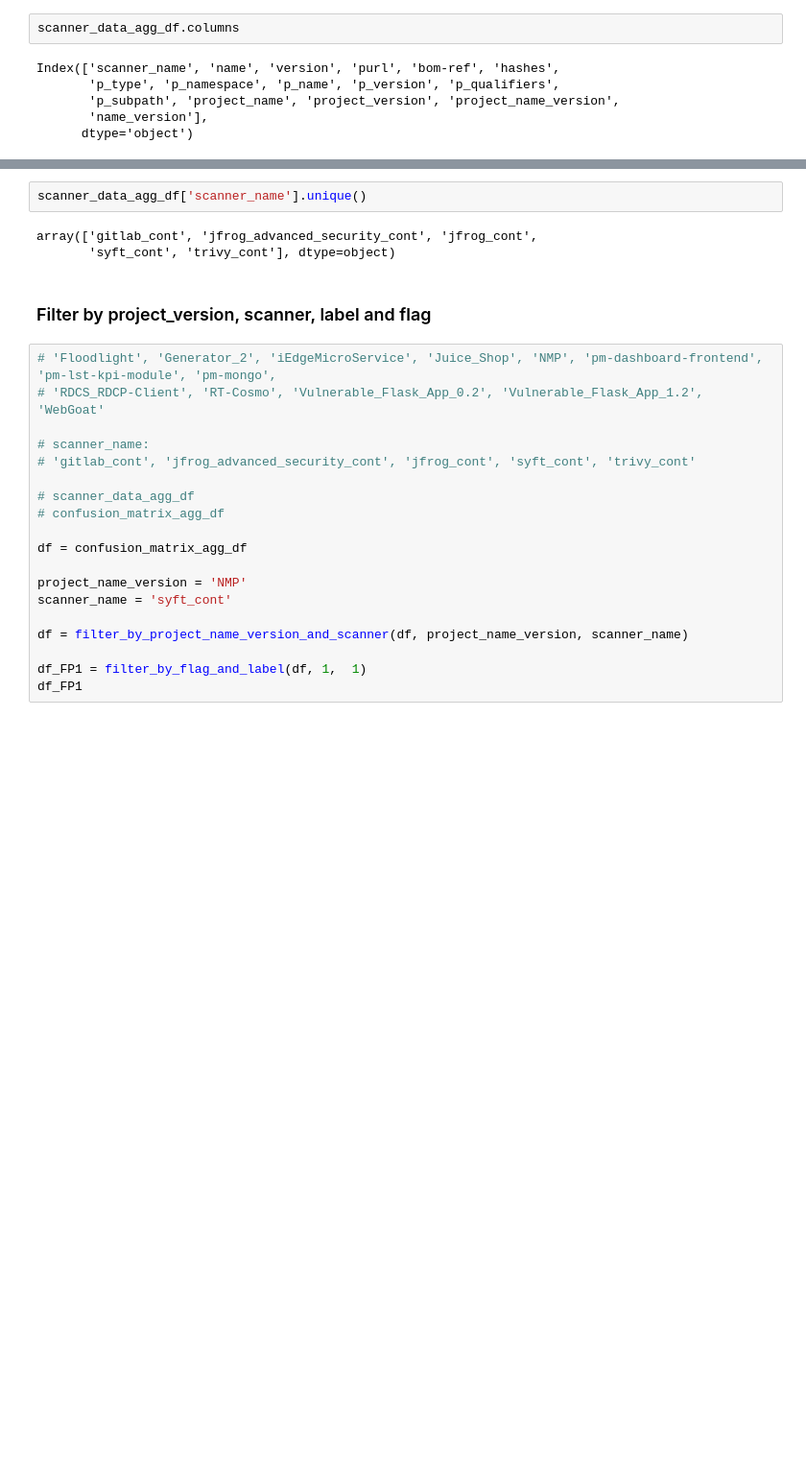
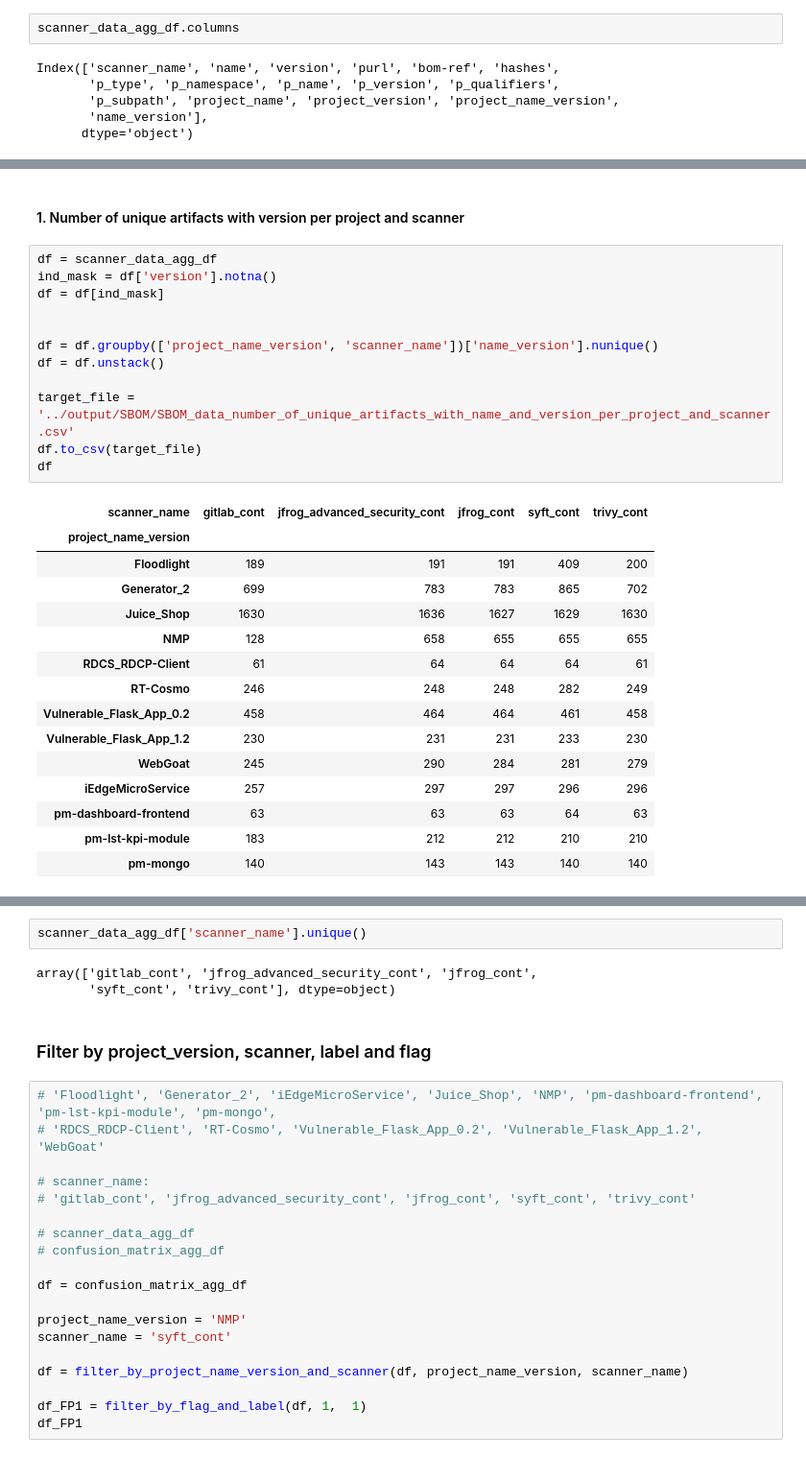
Before and after one commit to markb77/data_analysis, a Jupyter notebook: notebooks/SoftwareCompositionAnalysis.ipynb, the cells around one changed output, grey strips where cells are left out. Shown at 96% size. Drawn from its saved outputs; the diff is of its cells as text; blank space fills up the shorter version.

```diff
--- a/notebooks/SoftwareCompositionAnalysis.ipynb
+++ b/notebooks/SoftwareCompositionAnalysis.ipynb
@@ -336,0 +407,30 @@ Index(['scanner_name', 'name', 'version', 'purl', 'bom-ref', 'hashes',
+# %% [markdown]
+#### 1. Number of unique artifacts with version per project and scanner
+# %%
+df = scanner_data_agg_df
+ind_mask = df['version'].notna()
+df = df[ind_mask]
+
+
+df = df.groupby(['project_name_version', 'scanner_name'])['name_version'].nunique()
+df = df.unstack()
+
+target_file = '../output/SBOM/SBOM_data_number_of_unique_artifacts_with_name_and_version_per_project_and_scanner.csv'
+df.to_csv(target_file)
+df
+# %% [output]
+| scanner_name | gitlab_cont | jfrog_advanced_security_cont | jfrog_cont | syft_cont | trivy_cont |
+| project_name_version |  |  |  |  |  |
+| Floodlight | 189 | 191 | 191 | 409 | 200 |
+| Generator_2 | 699 | 783 | 783 | 865 | 702 |
+| Juice_Shop | 1630 | 1636 | 1627 | 1629 | 1630 |
+| NMP | 128 | 658 | 655 | 655 | 655 |
+| RDCS_RDCP-Client | 61 | 64 | 64 | 64 | 61 |
+| RT-Cosmo | 246 | 248 | 248 | 282 | 249 |
+| Vulnerable_Flask_App_0.2 | 458 | 464 | 464 | 461 | 458 |
+| Vulnerable_Flask_App_1.2 | 230 | 231 | 231 | 233 | 230 |
+| WebGoat | 245 | 290 | 284 | 281 | 279 |
+| iEdgeMicroService | 257 | 297 | 297 | 296 | 296 |
+| pm-dashboard-frontend | 63 | 63 | 63 | 64 | 63 |
+| pm-lst-kpi-module | 183 | 212 | 212 | 210 | 210 |
+| pm-mongo | 140 | 143 | 143 | 140 | 140 |
```
Also changed, not shown: parts of 58 cells of this notebook, 2 other files.
